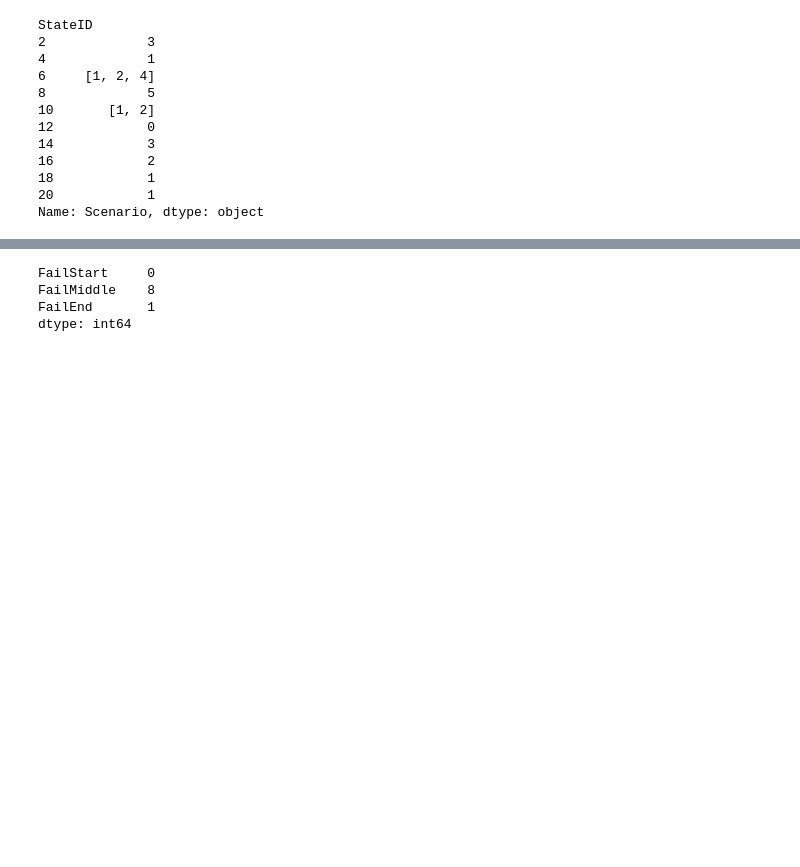
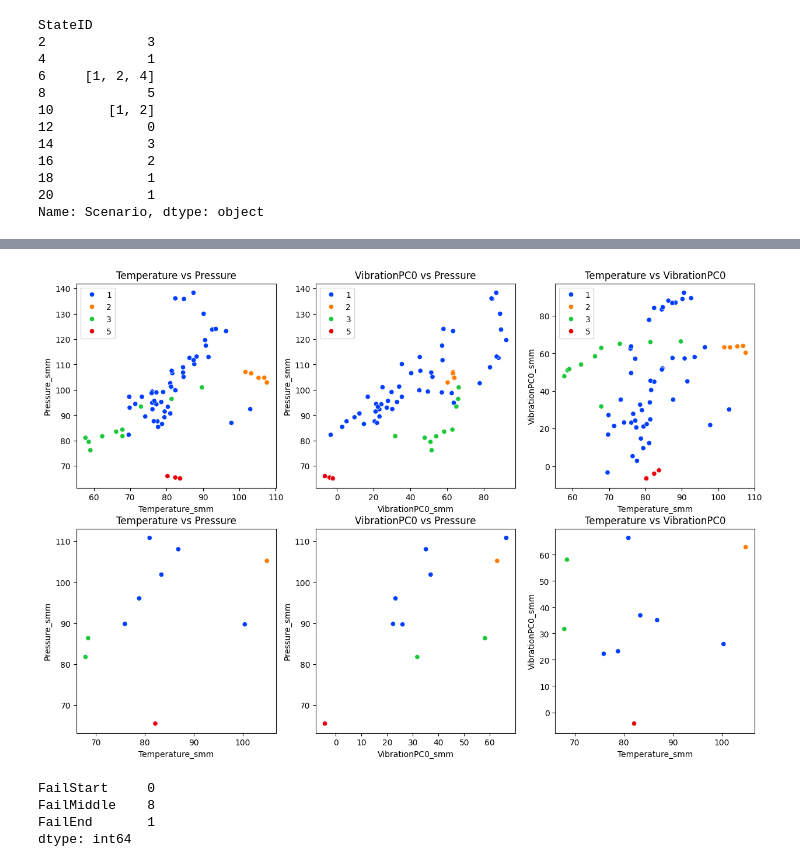
Before and after one commit to daniel64bit/failure-detection, a Jupyter notebook: notebooks/01_eda.ipynb, the cells around one changed output, grey strips where cells are left out. Saved outputs shown, nothing was run; the diff lists cells and outputs as text; code cells hidden in the pictures; blank space fills up the shorter version.

```diff
--- a/notebooks/01_eda.ipynb
+++ b/notebooks/01_eda.ipynb
@@ -1207,3 +1161,45 @@ plt.show()
+# %%
+_df_failure = df_failure.groupby(["StateID", "ScenarioAdjust"], as_index=False)[cluster_features].mean()
+# _df_failure = df_failure[df_failure["FailStart"]]
+
+datasets = {
+    "All Failure Points": df_failure,
+    "Mean of Each Failure Event": _df_failure
+}
+
+# feature pairs for plots
+plot_pairs = [
+    (cluster_features[0], cluster_features[1]),
+    (cluster_features[2], cluster_features[1]),
+    (cluster_features[0], cluster_features[2])
+]
+
+# creating figure
+fig, axes = plt.subplots(nrows=2, ncols=3, figsize=(15, 10))
+
+for row, (title, data) in enumerate(datasets.items()):
+    for col, (x_feat, y_feat) in enumerate(plot_pairs):
+        ax = axes[row][col]
+        sns.scatterplot(
+            data=data,
+            x=x_feat,
+            y=y_feat,
+            hue="ScenarioAdjust",
+            palette="bright",
+            ax=ax
+        )
+
+        ax.set_title(f"{x_feat[:-4]} vs {y_feat[:-4]}")
+
+        # legend only on the first row
+        if row == 0:
+            ax.legend(loc="upper left")
+        else:
+            ax.get_legend().remove()
+
+plt.show()
+# %% [output]
+[figure, added]
 # %%
 fig = px.scatter_3d(
     df_failure,
```
Also changed, not shown: parts of 29 cells of this notebook.
